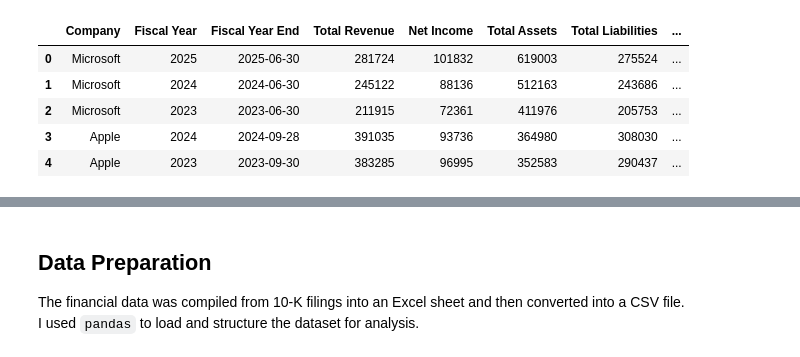
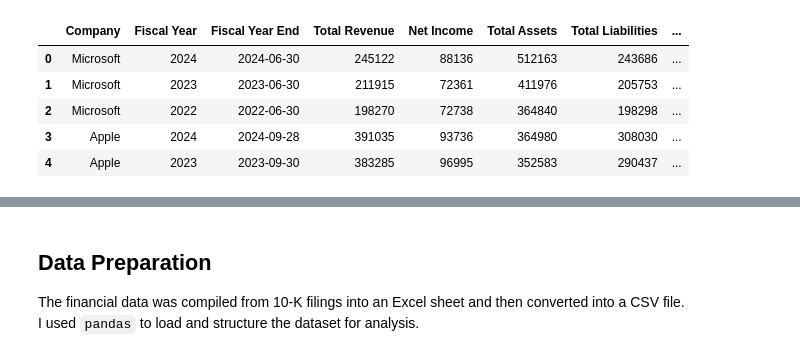
Before and after one commit to tyzwhitt/BCG_X_From_Forage_10k, a Jupyter notebook: 10k_financial_analysis_MTA.ipynb, the cells around one changed output, grey strips where cells are left out. Drawn from its saved outputs; the diff is of its cells as text; code cells hidden in the pictures.

```diff
--- a/10k_financial_analysis_MTA.ipynb
+++ b/10k_financial_analysis_MTA.ipynb
@@ -2,17 +2,17 @@
 import pandas as pd
 # %%
 # Use an r-string (raw string) to handle backslashes in Windows paths
-excel_path = r"C:\Users\tyzwh\OneDrive\Northwood\BSGX\Key_Financials__10-K__last_3_FYs_.xlsx"
+excel_path = r"C:\Users\tyzwh\OneDrive\Northwood\BSGX\BCG_X_From_Forage_10k\Key_Financials__10-K__last_3_FYs_.xlsx"
 
 # Read your Excel workbook
 df = pd.read_excel(excel_path)
 
 df.head()
 # %% [output]
 |  | Company | Fiscal Year | Fiscal Year End | Total Revenue | Net Income | Total Assets | Total Liabilities | ... |
-| 0 | Microsoft | 2025 | 2025-06-30 | 281724 | 101832 | 619003 | 275524 | ... |
-| 1 | Microsoft | 2024 | 2024-06-30 | 245122 | 88136 | 512163 | 243686 | ... |
-| 2 | Microsoft | 2023 | 2023-06-30 | 211915 | 72361 | 411976 | 205753 | ... |
+| 0 | Microsoft | 2024 | 2024-06-30 | 245122 | 88136 | 512163 | 243686 | ... |
+| 1 | Microsoft | 2023 | 2023-06-30 | 211915 | 72361 | 411976 | 205753 | ... |
+| 2 | Microsoft | 2022 | 2022-06-30 | 198270 | 72738 | 364840 | 198298 | ... |
 | 3 | Apple | 2024 | 2024-09-28 | 391035 | 93736 | 364980 | 308030 | ... |
 | 4 | Apple | 2023 | 2023-09-30 | 383285 | 96995 | 352583 | 290437 | ... |
 # %%
```
Also changed, not shown: parts of 9 cells of this notebook.
